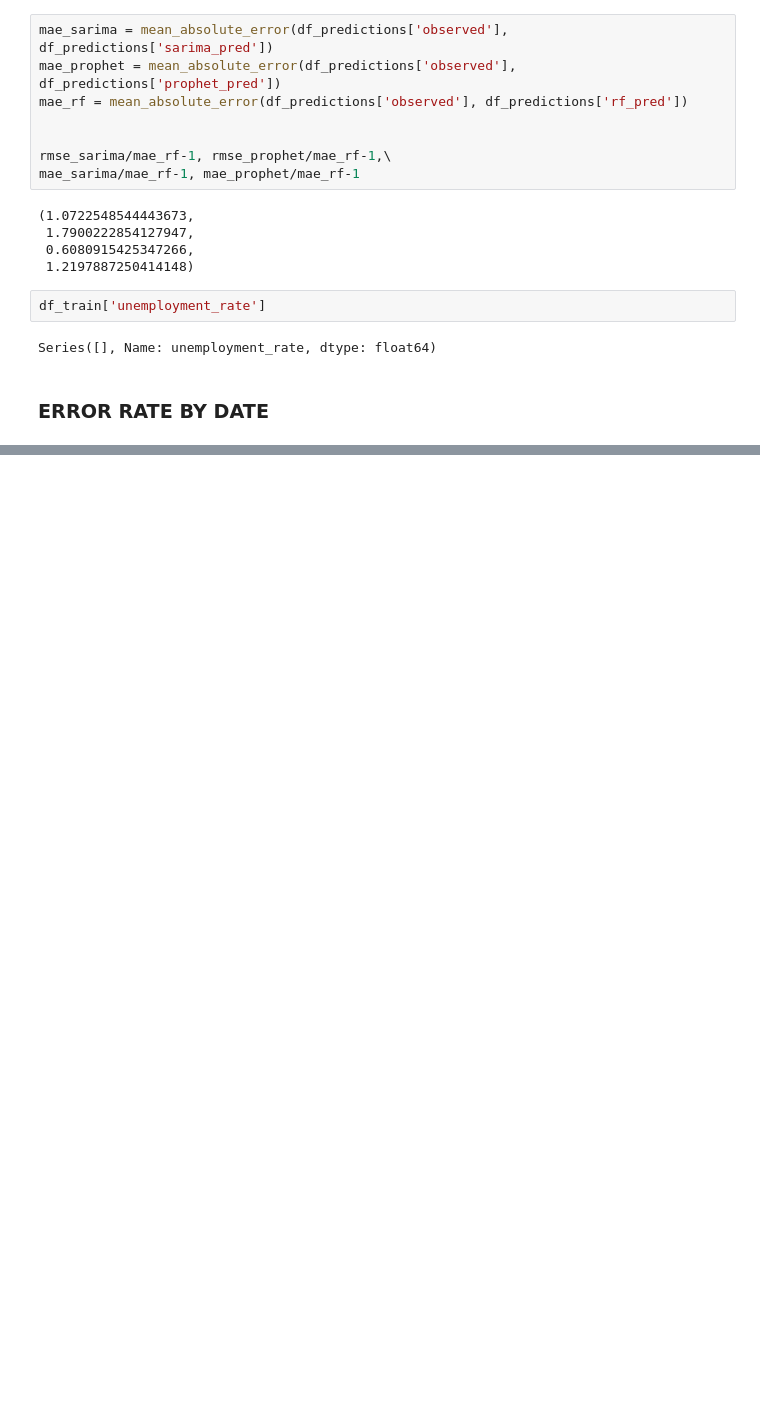
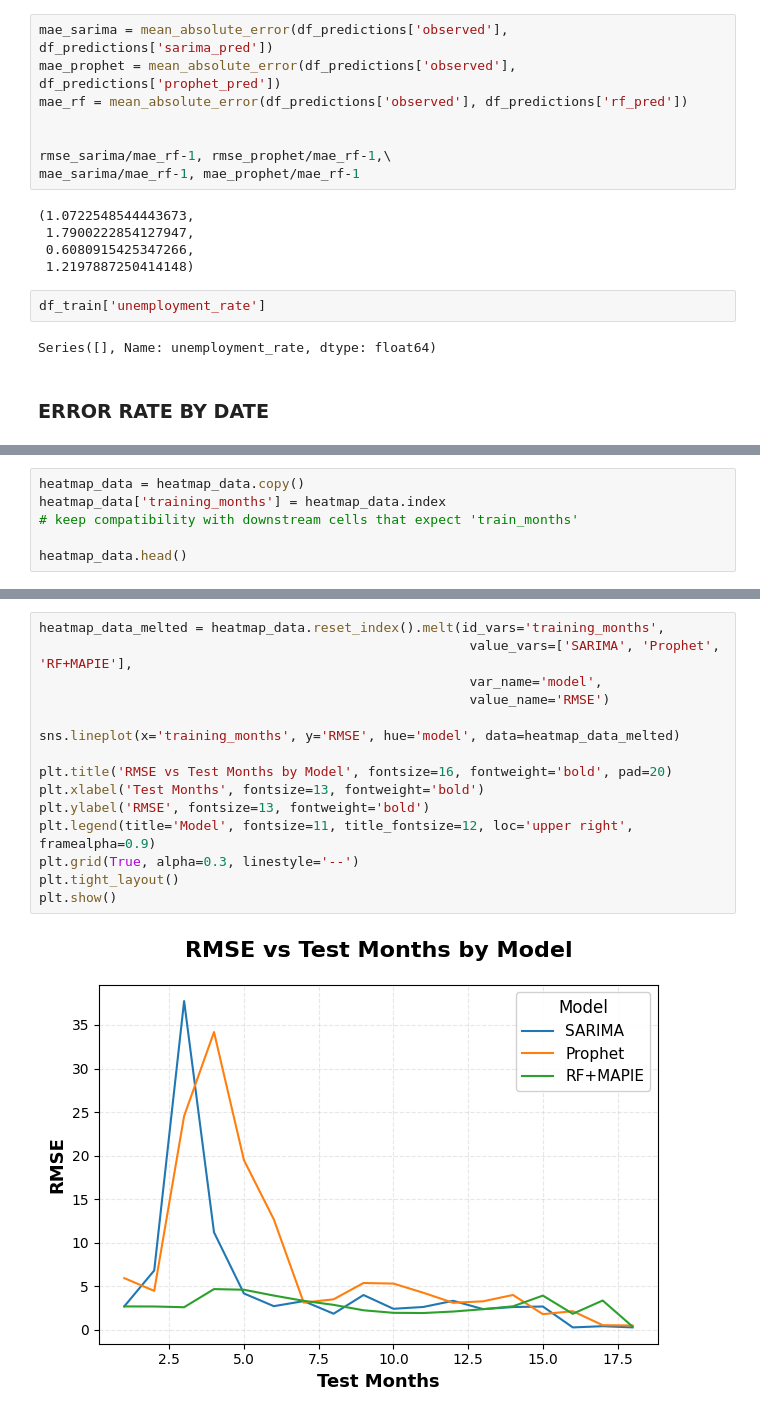
Before and after one commit to rafaelcattan/rafaelcattan.github.io, a Jupyter notebook: analysis/notebooks/data_analysis.ipynb, the cells around one changed output, grey strips where cells are left out. Drawn from its saved outputs; the diff is of its cells as text; blank space fills up the shorter version.

```diff
--- a/analysis/notebooks/data_analysis.ipynb
+++ b/analysis/notebooks/data_analysis.ipynb
@@ -1153,0 +1167,6 @@ plt.show()
+# %%
+heatmap_data = heatmap_data.copy()
+heatmap_data['training_months'] = heatmap_data.index
+# keep compatibility with downstream cells that expect 'train_months'
+
+heatmap_data.head()
@@ -1153,0 +1180,17 @@ plt.show()
+# %%
+heatmap_data_melted = heatmap_data.reset_index().melt(id_vars='training_months',
+                                                       value_vars=['SARIMA', 'Prophet', 'RF+MAPIE'],
+                                                       var_name='model',
+                                                       value_name='RMSE')
+
+sns.lineplot(x='training_months', y='RMSE', hue='model', data=heatmap_data_melted)
+
+plt.title('RMSE vs Test Months by Model', fontsize=16, fontweight='bold', pad=20)
+plt.xlabel('Test Months', fontsize=13, fontweight='bold')
+plt.ylabel('RMSE', fontsize=13, fontweight='bold')
+plt.legend(title='Model', fontsize=11, title_fontsize=12, loc='upper right', framealpha=0.9)
+plt.grid(True, alpha=0.3, linestyle='--')
+plt.tight_layout()
+plt.show()
+# %% [output]
+[figure, added]
```
Also changed, not shown: parts of 8 cells of this notebook, 6 other files.
